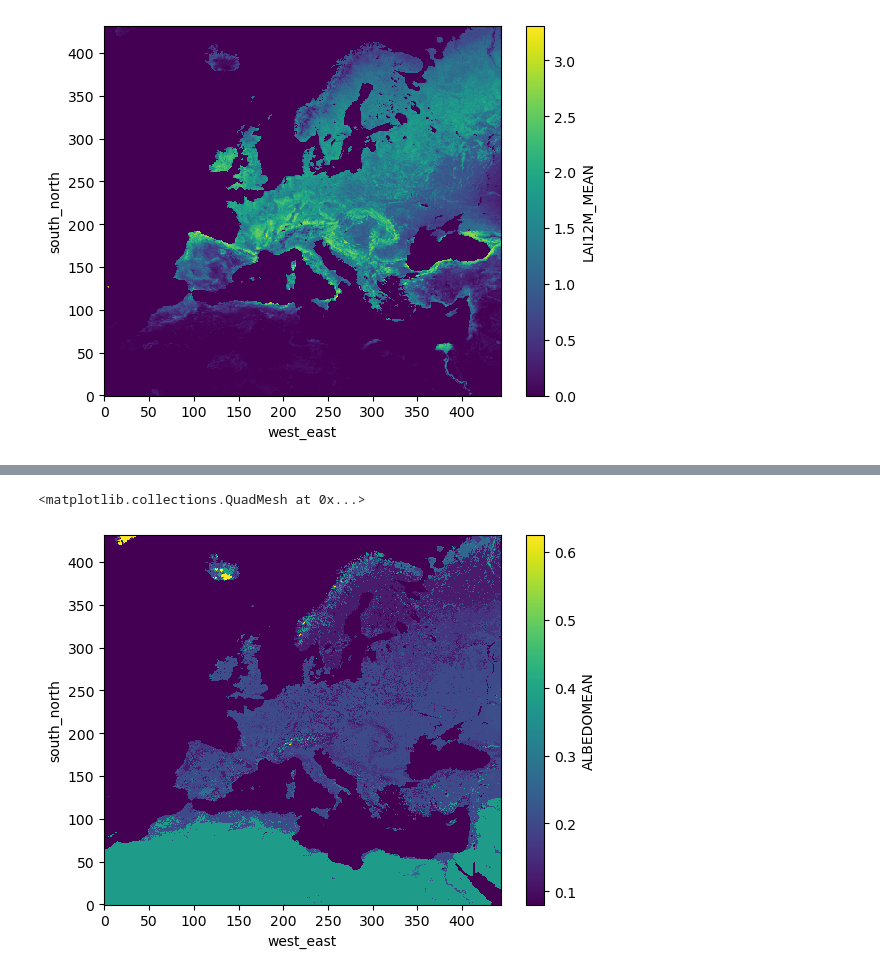
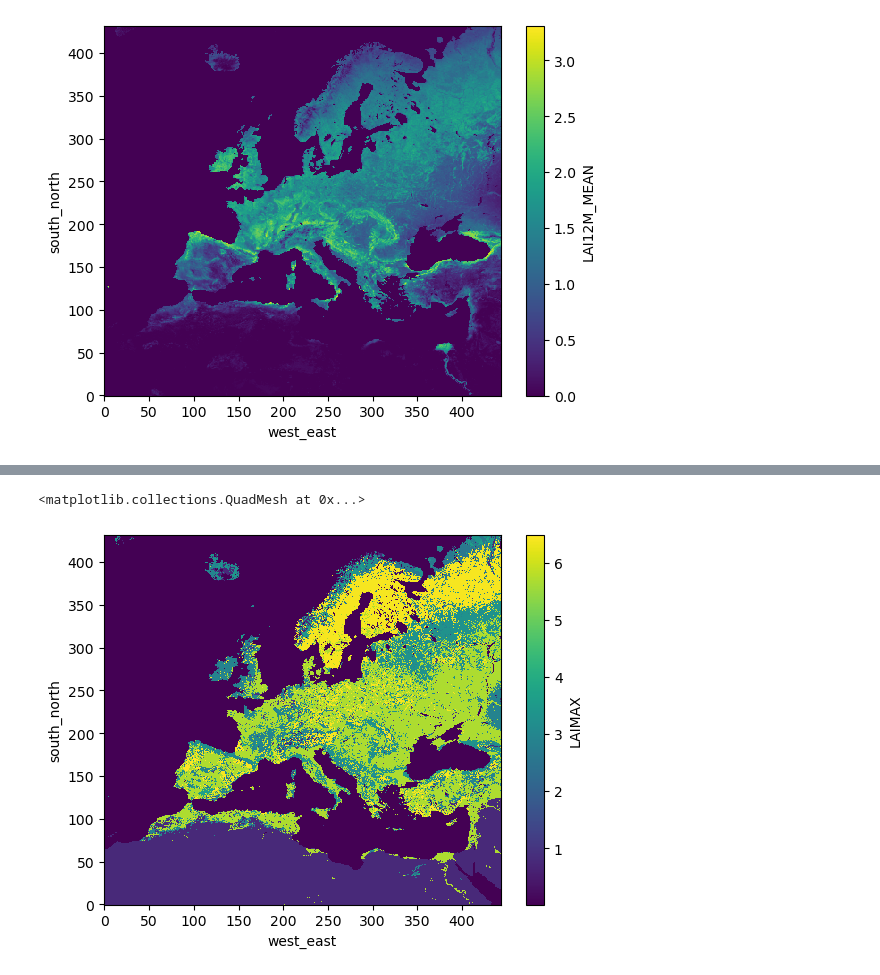
Before and after one commit to sierrapor/TFG, a Jupyter notebook: VegeTables.ipynb, the cells around one changed output, grey strips where cells are left out. Drawn from its saved outputs; the diff is of its cells as text; code cells hidden in the pictures.

```diff
--- a/VegeTables.ipynb
+++ b/VegeTables.ipynb
@@ -163,7 +173,11 @@ ds['LAI12M_MEAN'][0,:,:].plot()
+# %%
+#Add the new data to the DataSet and plot it
+ds['LAIMAX'] = xr.DataArray(megafunction(tables_names,'MODIFIED_IGBP_MODIS_NOAH','LAIMAX'), dims=['Time', 'south_north', 'west_east'])
+ds['LAIMAX'][0].plot()
+# %% [output]
+<matplotlib.collections.QuadMesh at 0x...>
+[figure, added]
 # %%
 #Add the new data to the DataSet and plot it
 ds['ALBEDOMEAN'] = xr.DataArray(megafunction(tables_names,'MODIFIED_IGBP_MODIS_NOAH','ALBEDOMEAN'), dims=['Time', 'south_north', 'west_east'])
-ds['ALBEDOMEAN'][0].plot()
+#ds['ALBEDOMEAN'][0].plot()
-# %% [output]
-<matplotlib.collections.QuadMesh at 0x...>
-[figure, removed]
```
Also changed, not shown: parts of 6 cells of this notebook.
